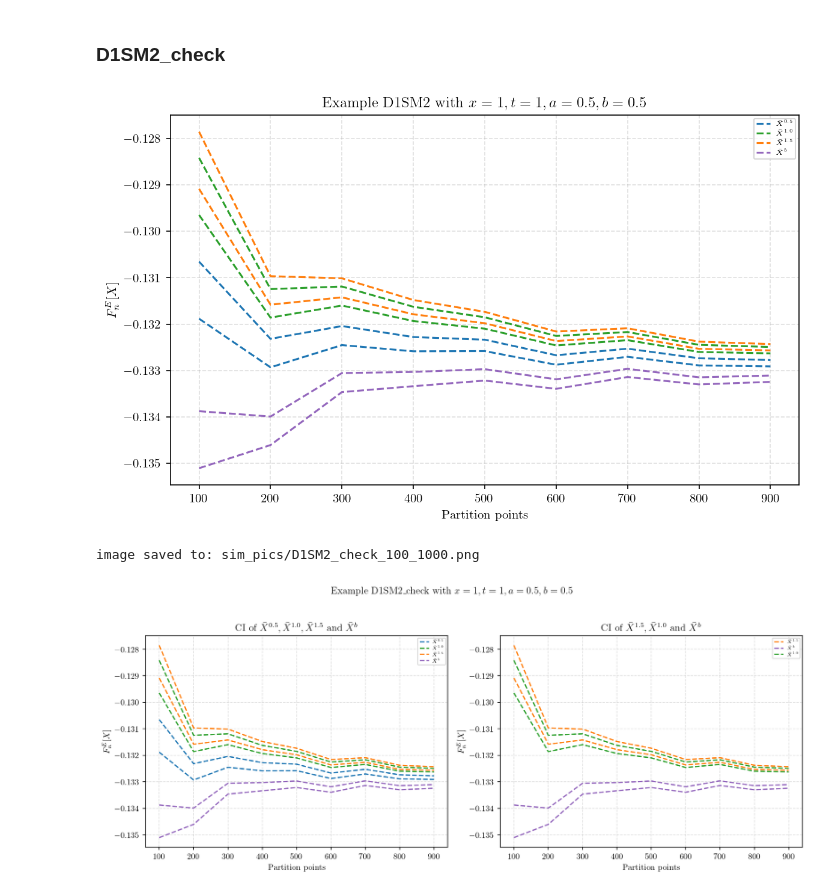
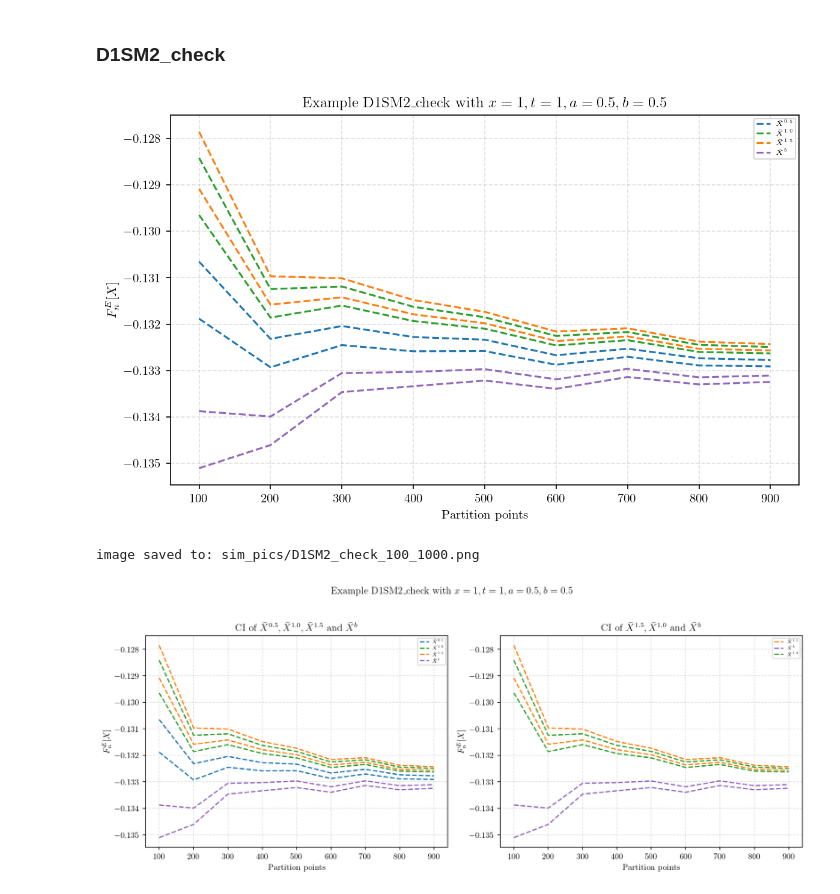
Before and after one commit to Andriyichenko/simulation, a Jupyter notebook: D1S/D1S_plot.ipynb, the cells around one changed output. Cells and saved outputs as stored; diff of their text form; code cells hidden in the pictures.

Commit message:
fixed some mistakes in the D1S_plot

```diff
--- a/D1S/D1S_plot.ipynb
+++ b/D1S/D1S_plot.ipynb
@@ -694,35 +694,35 @@ A_up_df2     = df2['A']     + z * A_se_df2
 A_low_df2    = df2['A']     - z * A_se_df2
 Am_up_df2    = df2['Am']    + z * Am_se_df2
 Am_low_df2   = df2['Am']    - z * Am_se_df2
 A15_up_df2   = df2['A_1_5'] + z * A15_se_df2
 A15_low_df2  = df2['A_1_5'] - z * A15_se_df2
 Axb_up_df2   = df2['Ab'] + z * Axb_se_df2
 Axb_low_df2  = df2['Ab'] - z * Axb_se_df2
 
 
 # グラフを描画
 plt.figure(figsize=(8, 5), dpi=150)  # dpi とは Dots Per Inch を意味する
 plt.plot(df2["points"], A_up_df2, linestyle="--", color="#1f77b4", label=r"$\bar{X}^{0.5}$")
 plt.plot(df2["points"], A_low_df2, linestyle="--", color="#1f77b4")
 plt.plot(df2["points"], Am_up_df2, linestyle="--", color="#2ca02c", label=r"$\bar{X}^{1.0}$ ")
 plt.plot(df2["points"], Am_low_df2, linestyle="--", color="#2ca02c")
 plt.plot(df2["points"], A15_up_df2, linestyle="--", color="#ff7f0e", label=r"$\bar{X}^{1.5}$ ")
 plt.plot(df2["points"], A15_low_df2, linestyle="--", color="#ff7f0e")
 plt.plot(df2["points"], Axb_up_df2, linestyle="--", color="#9467bd", label=r"$\bar{X}^{b}$ ")
 plt.plot(df2["points"], Axb_low_df2, linestyle="--", color="#9467bd")
 
 
-plt.title(r'Example D1SM2 with $x=1,t=1,a=0.5,b=0.5$')
+plt.title(r'Example D1SM2_check with $x=1,t=1,a=0.5,b=0.5$')
 plt.xlabel("Partition points")
 plt.ylabel(r"$F^{E}_{n}[X]$ ")
 plt.grid(True, linestyle="--", alpha=0.4)
 plt.legend(fontsize=5.5, loc='best')
 plt.tight_layout()  # 自動的にレイアウトを調整する
 plt.savefig(save_path, dpi=250, bbox_inches='tight')
 plt.show()
 print("image saved to:", save_path)
 # %% [output]
-[figure, old version]
+[figure, new version]
 image saved to: sim_pics/D1SM2_check_100_1000.png
 # %%
 #D1SM2_check_100_1000_subplot plot with confidence intervals
```
Also changed, not shown: 1 other file.
